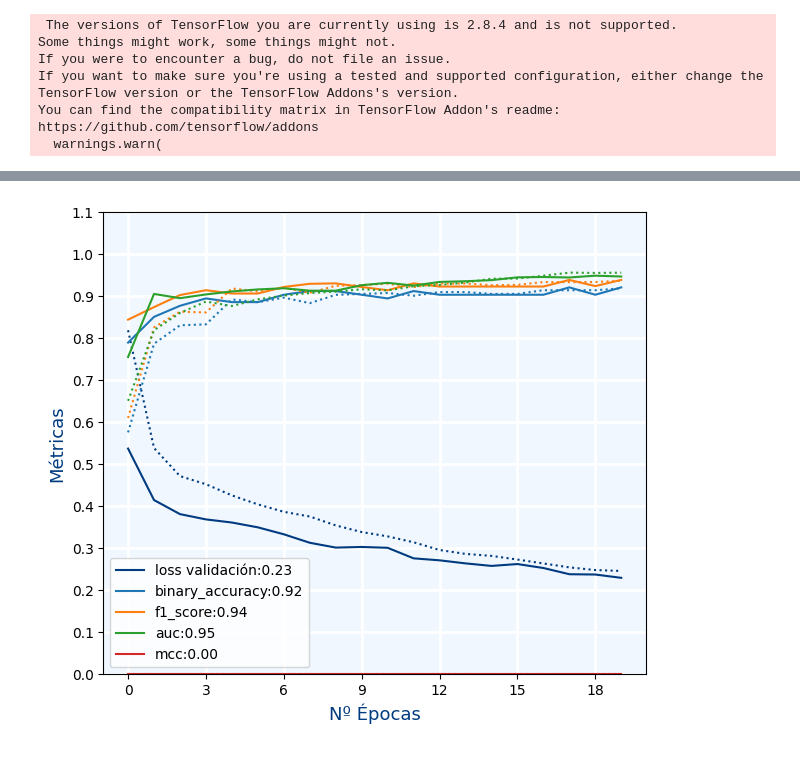
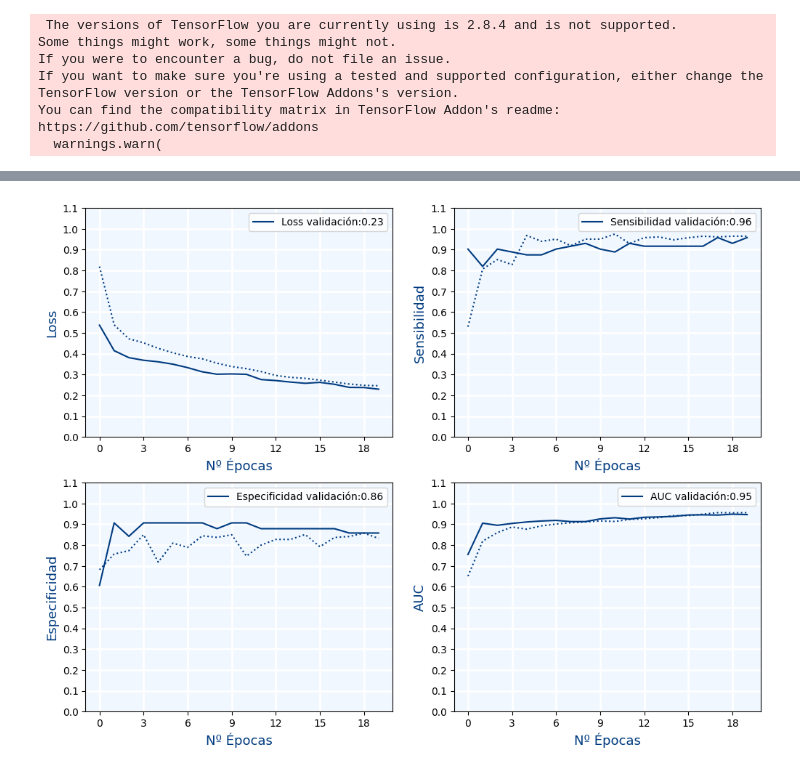
Before and after one commit to logongas/soluciones_ejercicios_modulo_pia, a Jupyter notebook: tema_07/ejercicios_tema_07_c_metricas.ipynb, the cells around one changed output, grey strips where cells are left out. Drawn from its saved outputs; the diff is of its cells as text; code cells hidden in the pictures.

```diff
--- a/tema_07/ejercicios_tema_07_c_metricas.ipynb
+++ b/tema_07/ejercicios_tema_07_c_metricas.ipynb
@@ -332,5 +301,22 @@ print("El mejor umbral para esta red sería 0.4 ya que hay menos falsos negativo
 # %%
 #Ejercicio 3.C
+def specificity(y_true, y_score):
+    threshold=0.5
+    y_pred = tf.cast(tf.greater_equal(y_score, threshold), tf.float32)
+
+
+    true_negatives = tf.logical_and(tf.equal(y_true, 0), tf.equal(y_pred, 0))
+    num_true_negatives=tf.reduce_sum(tf.cast(true_negatives, tf.float32))
+
+
+    negatives =tf.equal(y_true, 0)
+    num_negatives= tf.reduce_sum(tf.cast(negatives, tf.float32))
+
+
+    specificity = num_true_negatives / (num_negatives + tf.keras.backend.epsilon())
+
+    return specificity
+
 
 x_train, x_test, y_train, y_test=get_datos()
 
@@ -339,15 +325,18 @@ activation="ELU"
 epochs=20
 learning_rate=0.0001
 optimizer=tf.keras.optimizers.Adam(learning_rate=0.0001)
-metrics=['binary_accuracy',tfa.metrics.F1Score(num_classes=1, threshold=0.5),"AUC",tfa.metrics.MatthewsCorrelationCoefficient(num_classes=2,name="mcc")]
-metrics_names=['binary_accuracy','f1_score',"auc","mcc"]
-
+metrics=["Recall",specificity,"AUC"]
 
 history,model=compile_fit(capas,activation,"sigmoid","binary_crossentropy",optimizer,epochs,x_train, x_test, y_train, y_test,metrics)
-
-
-figure=plt.figure(figsize=(7, 6))
-axes=figure.add_subplot(1,1,1)
-plot_metrics(axes,history.history,"",metrics_names=metrics_names)
-# %% [output]
-[figure, removed]
+# %%
+figure=plt.figure(figsize=(12, 9))
+axes=figure.add_subplot(2,2,1)
+plot_metrics(axes,history.history,"","loss","Loss")
+axes=figure.add_subplot(2,2,2)
+plot_metrics(axes,history.history,"","recall","Sensibilidad")
+axes=figure.add_subplot(2,2,3)
+plot_metrics(axes,history.history,"","specificity","Especificidad")
+axes=figure.add_subplot(2,2,4)
+plot_metrics(axes,history.history,"","auc","AUC")
+# %% [output]
+[figure, added]
```
Also changed, not shown: parts of 7 cells of this notebook.
